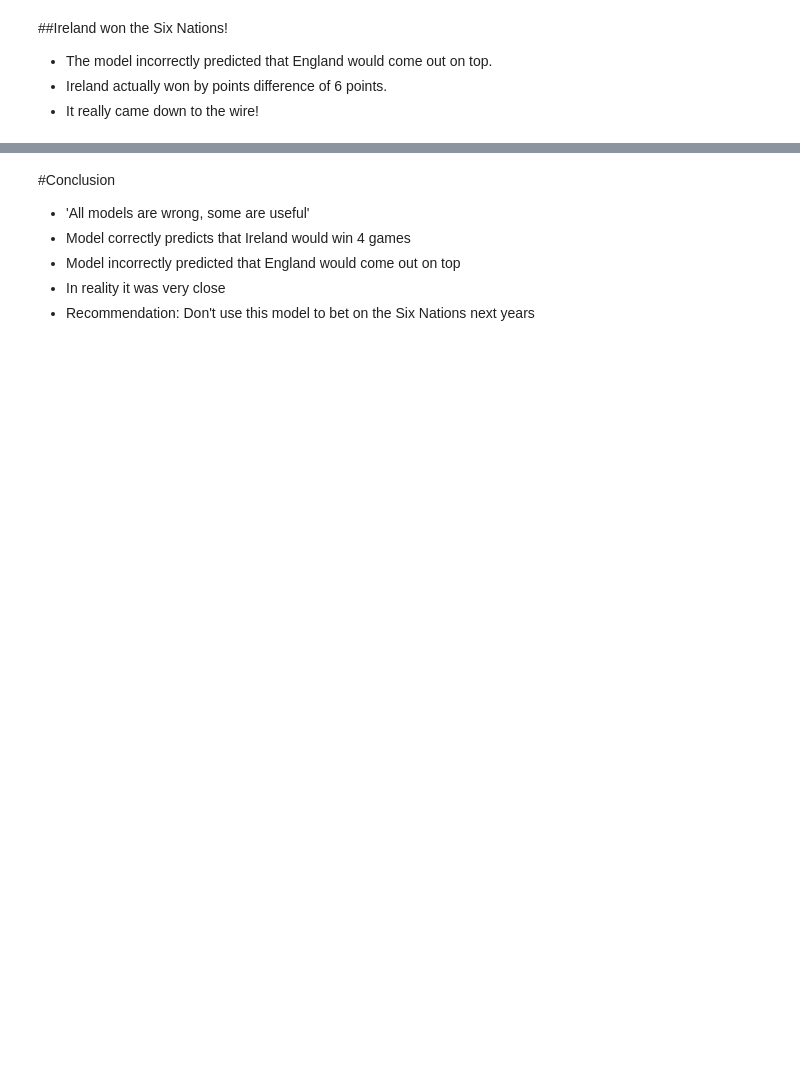
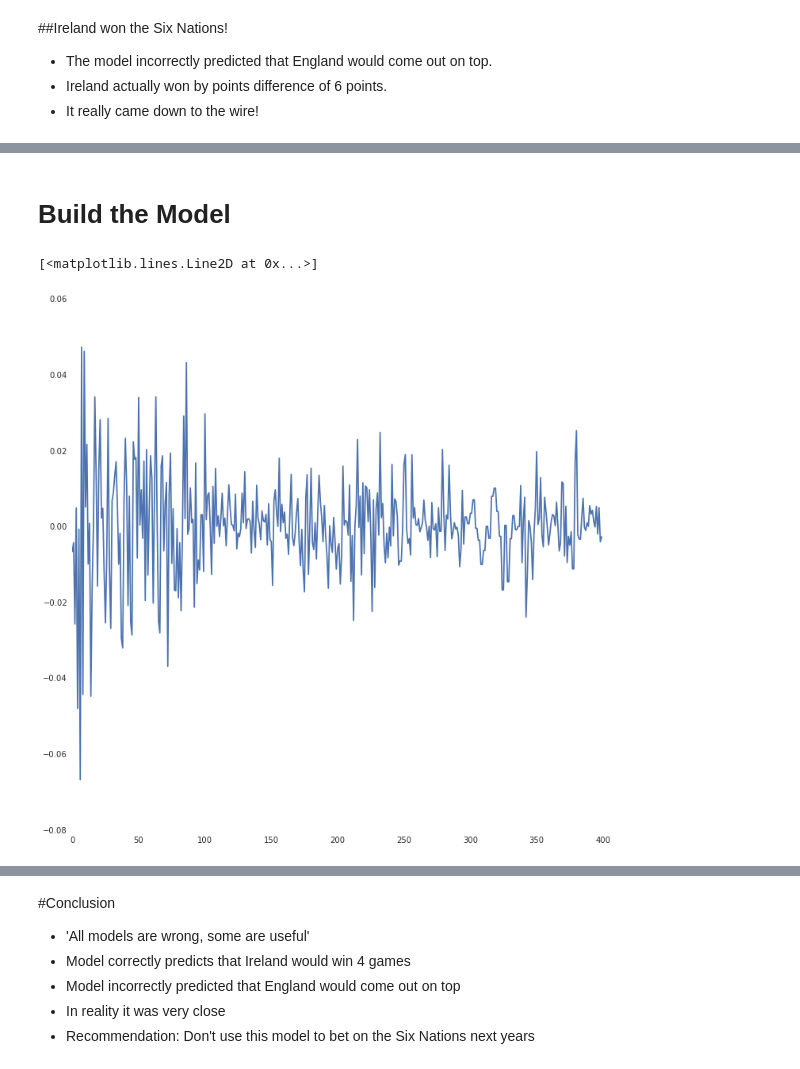
Before and after one commit to springcoil/TutorialPyMCRugby, a Jupyter notebook: Bayesian_Rugby.ipynb, the cells around one changed output, grey strips where cells are left out. Cells and saved outputs as stored; diff of their text form; code cells hidden in the pictures; blank space fills up the shorter version.

```diff
--- a/Bayesian_Rugby.ipynb
+++ b/Bayesian_Rugby.ipynb
@@ -851,0 +1006,19 @@ Image(filename='onedoesnotsimply.jpg')
+# %% [markdown]
+# Build the Model
+# %%
+n = 400
+returns = np.genfromtxt("data/S&P500.csv")[-n:]
+returns[:5]
+
+
+
+
+array([-0.00637 , -0.004045, -0.02547 ,  0.005102, -0.047733])
+
+
+
+
+plt.plot(returns)
+# %% [output]
+[<matplotlib.lines.Line2D at 0x...>]
+[figure, added]
```
Also changed, not shown: parts of 50 cells of this notebook, 7 other files.
